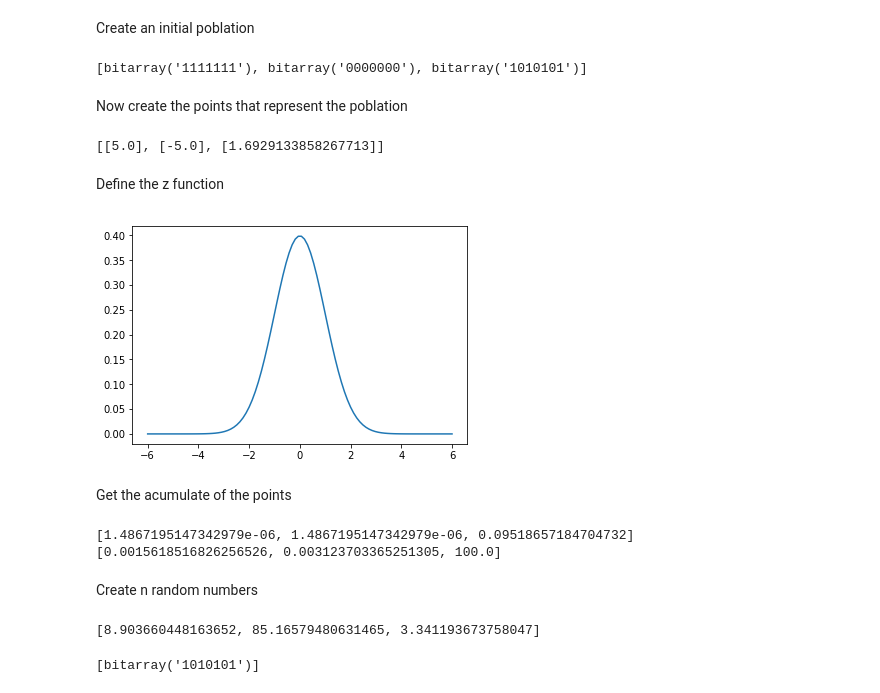
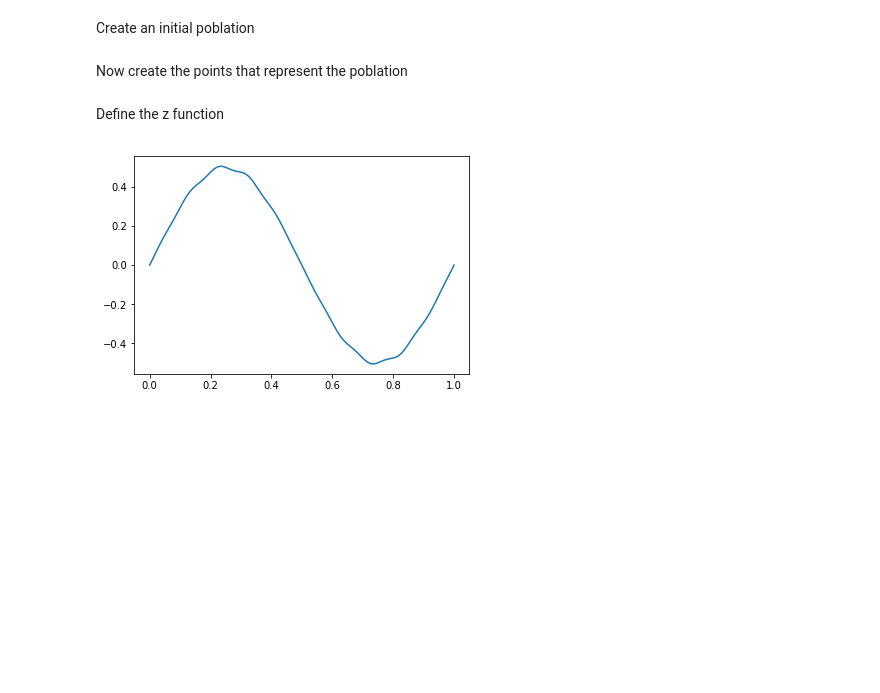
Before and after one commit to CompilandoConocimiento/Reference, a Jupyter notebook: Code/EvolutiveAlgorithms/GeneticOptimization/Genetic.ipynb, the cells around one changed output. Saved outputs shown, nothing was run; the diff lists cells and outputs as text; code cells hidden in the pictures; blank space fills up the shorter version.

```diff
--- a/Code/EvolutiveAlgorithms/GeneticOptimization/Genetic.ipynb
+++ b/Code/EvolutiveAlgorithms/GeneticOptimization/Genetic.ipynb
@@ -57,12 +57,7 @@ specialPoblation = [
     bitarray([i % 2 == False for i in range(genTotalSize)]),
 ]
 
-randomPoblation = [bitarray(genTotalSize) for i in range(3)]
-
-poblation = specialPoblation
-print(poblation)
+randomPoblation = [getRandomBob() for i in range(10)]
-# %% [output]
-[bitarray('1111111'), bitarray('0000000'), bitarray('1010101')]
 # %% [markdown]
 Now create the points that represent the poblation
 # %%
@@ -90,65 +85,16 @@ def getValidPoblation(poblation, restrictions):
             bob = getRandomBob()
             value = getCoordinateValue(bob, sizeOfEachGen, limits)
     return poblation
-
-
-poblation = getValidPoblation(poblation, restrictions)
-
-poblationAsPoints = ([getCoordinateValue(bob, sizeOfEachGen, limits) for bob in poblation])
-print (poblationAsPoints)
-# %% [output]
-[[5.0], [-5.0], [1.6929133858267713]]
 # %% [markdown]
 Define the z function
 # %%
 def z(point):
-    return exp(-0.5 * point * point) / sqrt(2 * pi)
+    return (0.5 + 0.01*sin(2*pi*1000*point)) * sin(2*pi*1000000* point)
 # %%
-sample = np.linspace(-6, 6, 100)
+sample = np.linspace(0, 1, 100)
 y = [z(point) for point in sample]
 
 plt.plot(sample, y)
 plt.show()
 # %% [output]
-[figure, old version]
+[figure, new version]
-# %% [markdown]
-Get the acumulate of the points
-# %%
-poblationValues = [z(point[0]) for point in poblationAsPoints]
-print(poblationValues)
-
-sumOfZ = sum(poblationValues)
-poblationValuesPercentage = [value / sumOfZ * 100 for value in poblationValues]
-
-poblationAcumulates = [None] * len(poblation)
-poblationAcumulates[0] = poblationValuesPercentage[0]
-
-for i in range(1, len(poblation)):
-    poblationAcumulates[i] = poblationAcumulates[i-1] + poblationValuesPercentage[i]
-
-print (poblationAcumulates)
-# %% [output]
-[1.4867195147342979e-06, 1.4867195147342979e-06, 0.09518657184704732]
-[0.0015618516826256526, 0.003123703365251305, 100.0]
-# %% [markdown]
-Create n random numbers
-# %%
-randomNumbers = [uniform(0, 100) for i in range(len(poblation))]
-print (randomNumbers)
-# %% [output]
-[8.903660448163652, 85.16579480631465, 3.341193673758047]
-# %%
-toBeSaved = set()
-
-for number in randomNumbers:
-    i = 0
-    while (poblationAcumulates[i] < number): i += 1
-    toBeSaved.add(i)
-
-newPoblation = []
-for savedIndex in toBeSaved:
-    newPoblation.append(poblation[savedIndex])
-
-print (newPoblation)
-# %% [output]
-[bitarray('1010101')]
```
Also changed, not shown: parts of 6 cells of this notebook, 1 other file.
